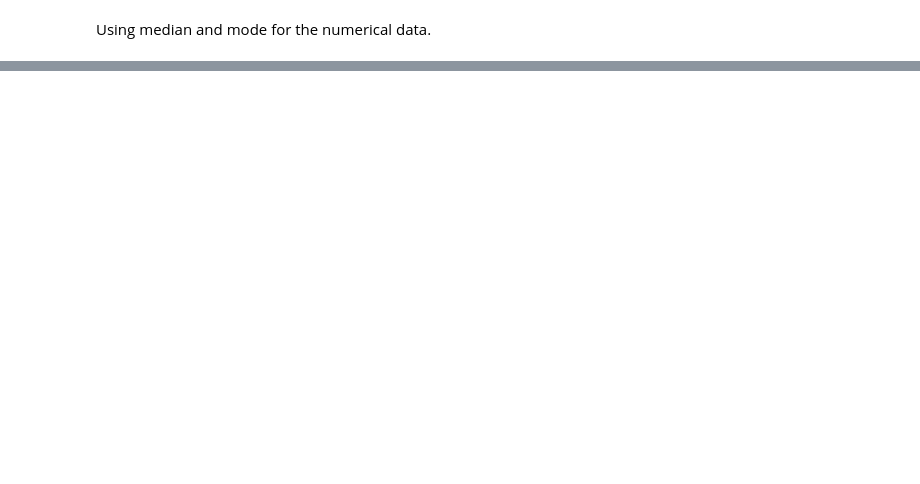
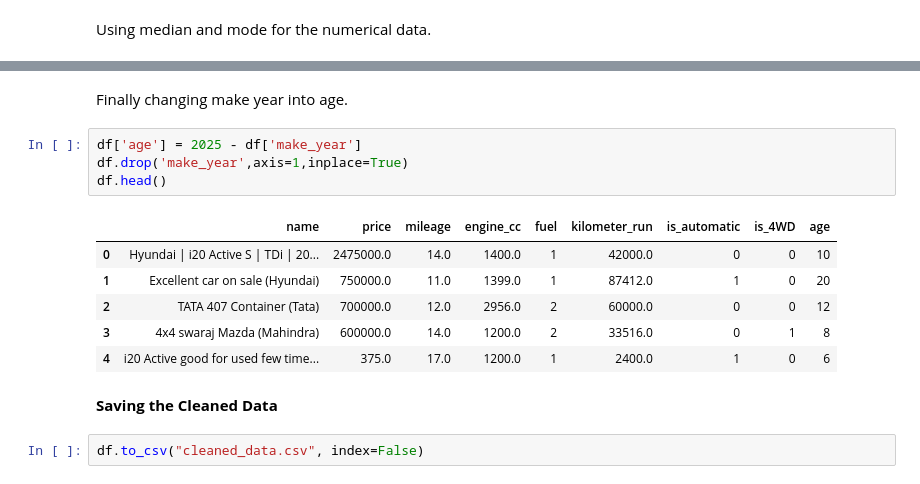
Before and after one commit to GauravKBhatt/Exploratory_Data_Analysis, a Jupyter notebook: src/data_cleaning.ipynb, the cells around one changed output, grey strips where cells are left out. Saved outputs shown, nothing was run; the diff lists cells and outputs as text; blank space fills up the shorter version.

```diff
--- a/src/data_cleaning.ipynb
+++ b/src/data_cleaning.ipynb
@@ -233,0 +511,17 @@ df.head()
+# %% [markdown]
+Finally changing make year into age.
+# %%
+df['age'] = 2025 - df['make_year']
+df.drop('make_year',axis=1,inplace=True)
+df.head()
+# %% [output]
+|  | name | price | mileage | engine_cc | fuel | kilometer_run | is_automatic | is_4WD | age |
+| 0 | Hyundai | i20 Active S | TDi | 20... | 2475000.0 | 14.0 | 1400.0 | 1 | 42000.0 | 0 | 0 | 10 |
+| 1 | Excellent car on sale (Hyundai) | 750000.0 | 11.0 | 1399.0 | 1 | 87412.0 | 1 | 0 | 20 |
+| 2 | TATA 407 Container (Tata) | 700000.0 | 12.0 | 2956.0 | 2 | 60000.0 | 0 | 0 | 12 |
+| 3 | 4x4 swaraj Mazda (Mahindra) | 600000.0 | 14.0 | 1200.0 | 2 | 33516.0 | 0 | 1 | 8 |
+| 4 | i20 Active good for used few time... | 375.0 | 17.0 | 1200.0 | 1 | 2400.0 | 1 | 0 | 6 |
+# %% [markdown]
+**Saving the Cleaned Data**
+# %%
+df.to_csv("cleaned_data.csv", index=False)
```
Also changed, not shown: parts of 52 cells of this notebook, 1 other file.
